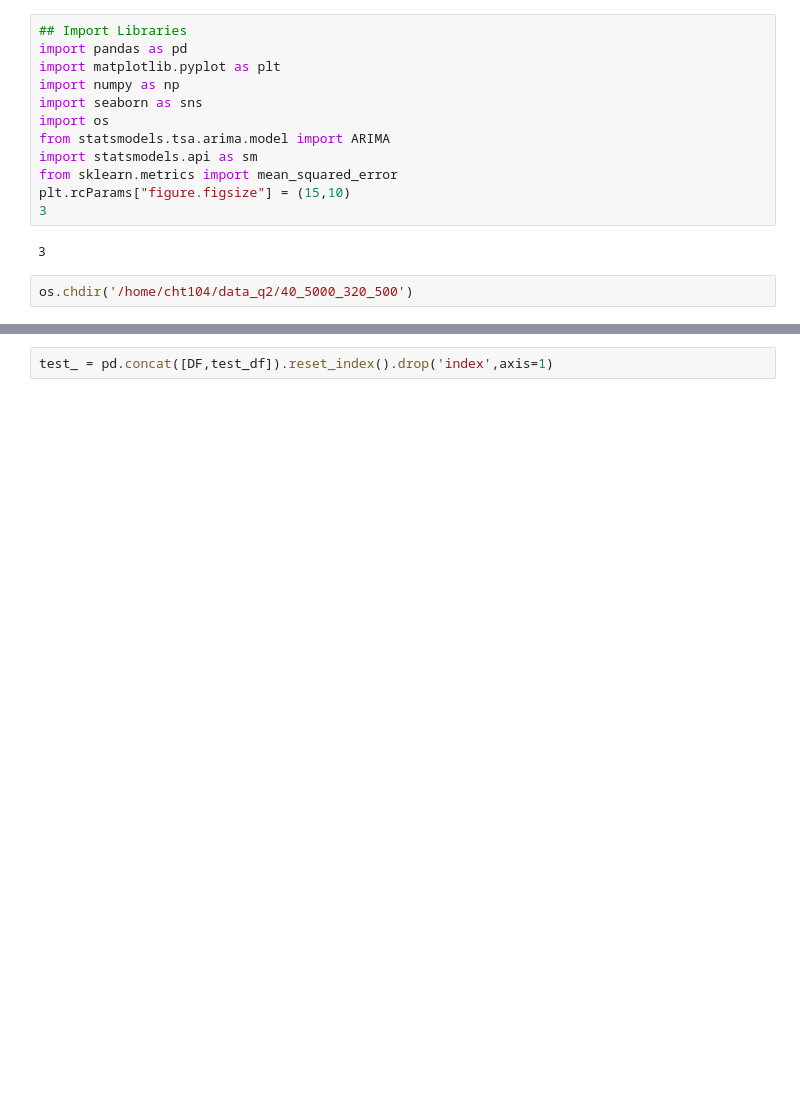
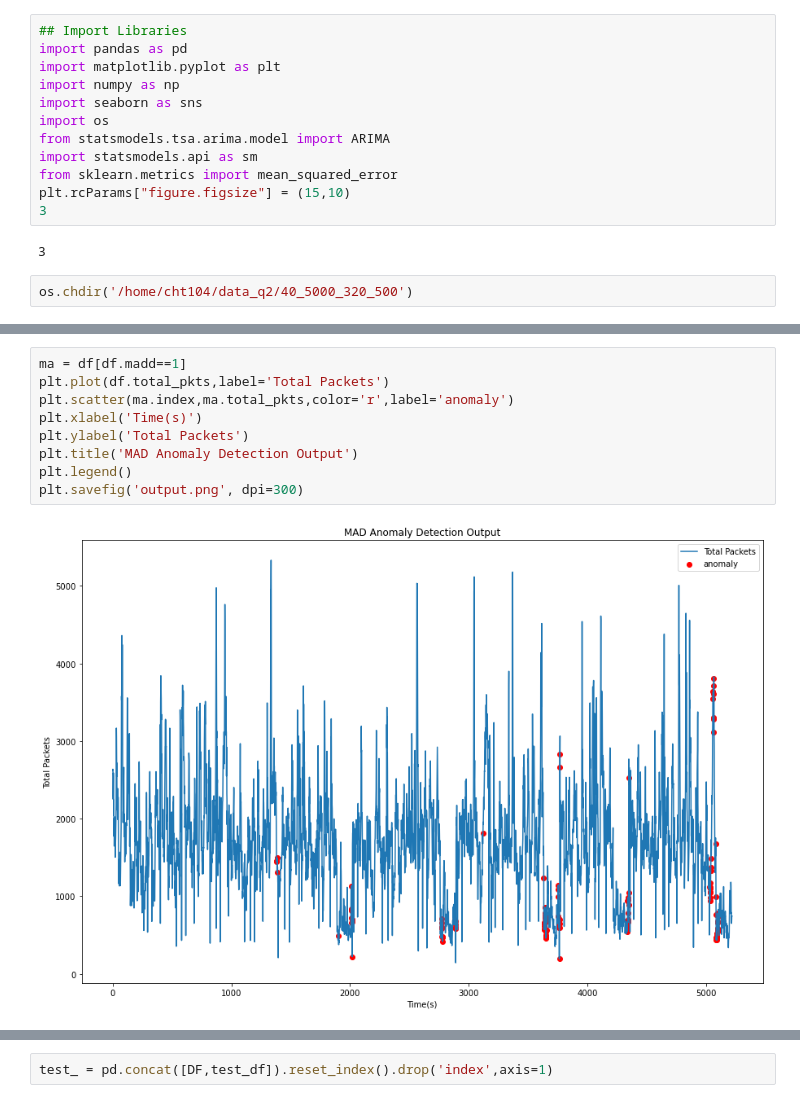
Before and after one commit to tatummaston/anomaly_detection_playgound, a Jupyter notebook: 40_5000_160_1250.ipynb, the cells around one changed output, grey strips where cells are left out. Cells and saved outputs as stored; diff of their text form; blank space fills up the shorter version.

```diff
--- a/40_5000_160_1250.ipynb
+++ b/40_5000_160_1250.ipynb
@@ -17,3 +148,14 @@ os.chdir('/home/cht104/data_q2/40_5000_320_500')
+# %%
+ma = df[df.madd==1]
+plt.plot(df.total_pkts,label='Total Packets')
+plt.scatter(ma.index,ma.total_pkts,color='r',label='anomaly')
+plt.xlabel('Time(s)')
+plt.ylabel('Total Packets')
+plt.title('MAD Anomaly Detection Output')
+plt.legend()
+plt.savefig('output.png', dpi=300)
+# %% [output]
+[figure, added]
 # %%
 ## Reading in Data + Feature generation + aggregation by 10 seconds
 train_data=['40_40_5000_a.csv', '40_40_5000_b.csv', '40_40_5000_c.csv','40_40_5000_d.csv', '40_40_5000_e.csv','40_40_5000_m.csv','40_5000_160_1250_a.csv', '40_40_5000_f.csv',
```
Also changed, not shown: parts of 9 cells of this notebook, 3 other files.
